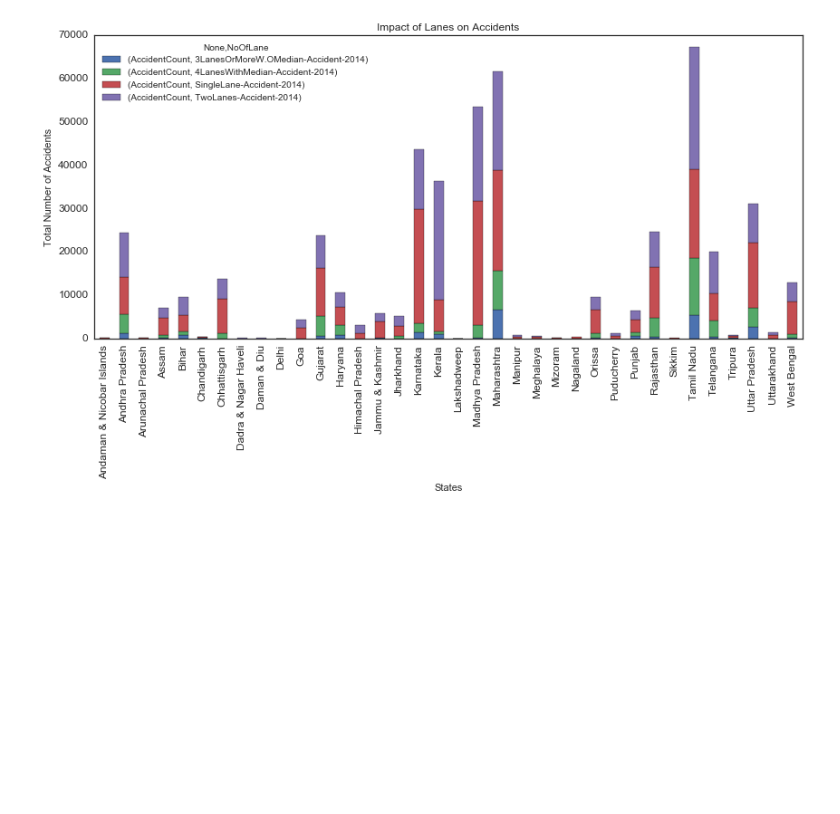
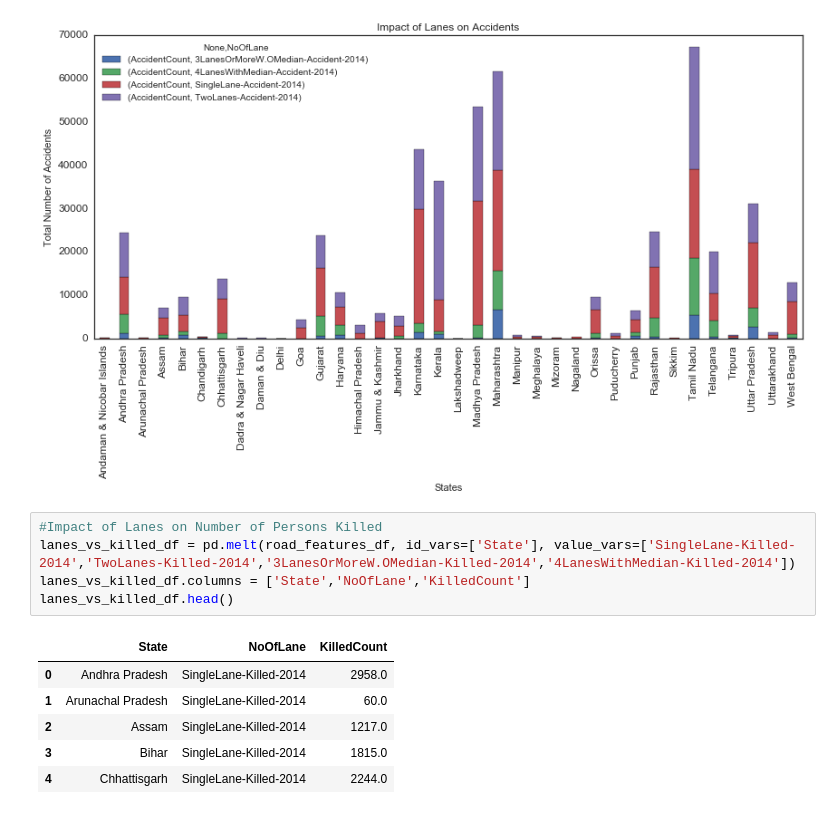
Before and after one commit to dbiswa4/python-projects, a Jupyter notebook: spring-2017/src/data-viz/proj/road-features-01.ipynb, the cells around one changed output. Saved outputs shown, nothing was run; the diff lists cells and outputs as text; blank space fills up the shorter version.

```diff
--- a/spring-2017/src/data-viz/proj/road-features-01.ipynb
+++ b/spring-2017/src/data-viz/proj/road-features-01.ipynb
@@ -155,3 +155,15 @@ lanes_plot.set_ylabel("Total Number of Accidents")
 # %% [output]
 <matplotlib.text.Text at 0x...>
 [figure]
+# %%
+#Impact of Lanes on Number of Persons Killed
+lanes_vs_killed_df = pd.melt(road_features_df, id_vars=['State'], value_vars=['SingleLane-Killed-2014','TwoLanes-Killed-2014','3LanesOrMoreW.OMedian-Killed-2014','4LanesWithMedian-Killed-2014'])
+lanes_vs_killed_df.columns = ['State','NoOfLane','KilledCount']
+lanes_vs_killed_df.head()
+# %% [output]
+|  | State | NoOfLane | KilledCount |
+| 0 | Andhra Pradesh | SingleLane-Killed-2014 | 2958.0 |
+| 1 | Arunachal Pradesh | SingleLane-Killed-2014 | 60.0 |
+| 2 | Assam | SingleLane-Killed-2014 | 1217.0 |
+| 3 | Bihar | SingleLane-Killed-2014 | 1815.0 |
+| 4 | Chhattisgarh | SingleLane-Killed-2014 | 2244.0 |
```
Also changed, not shown: parts of 5 cells of this notebook.
